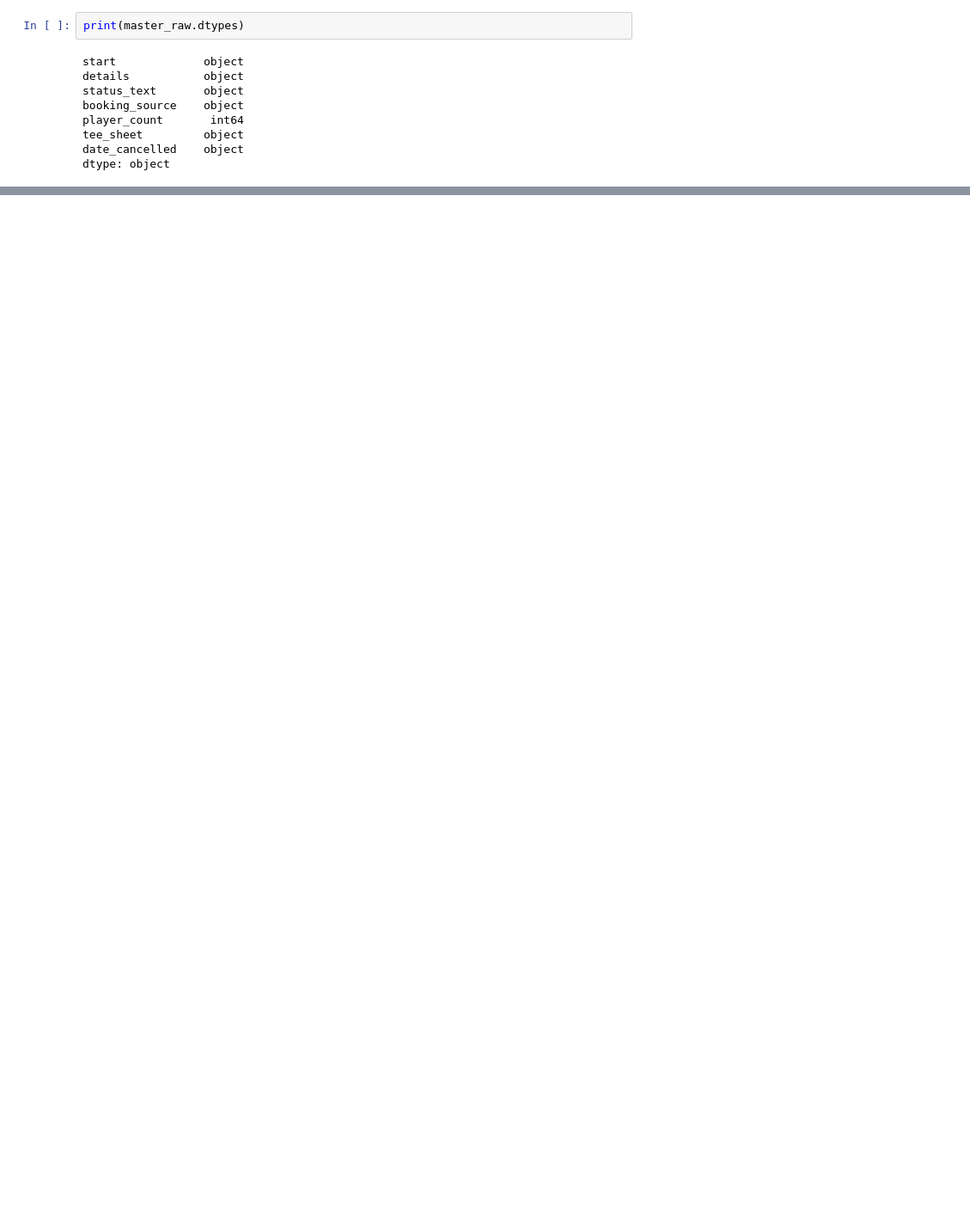
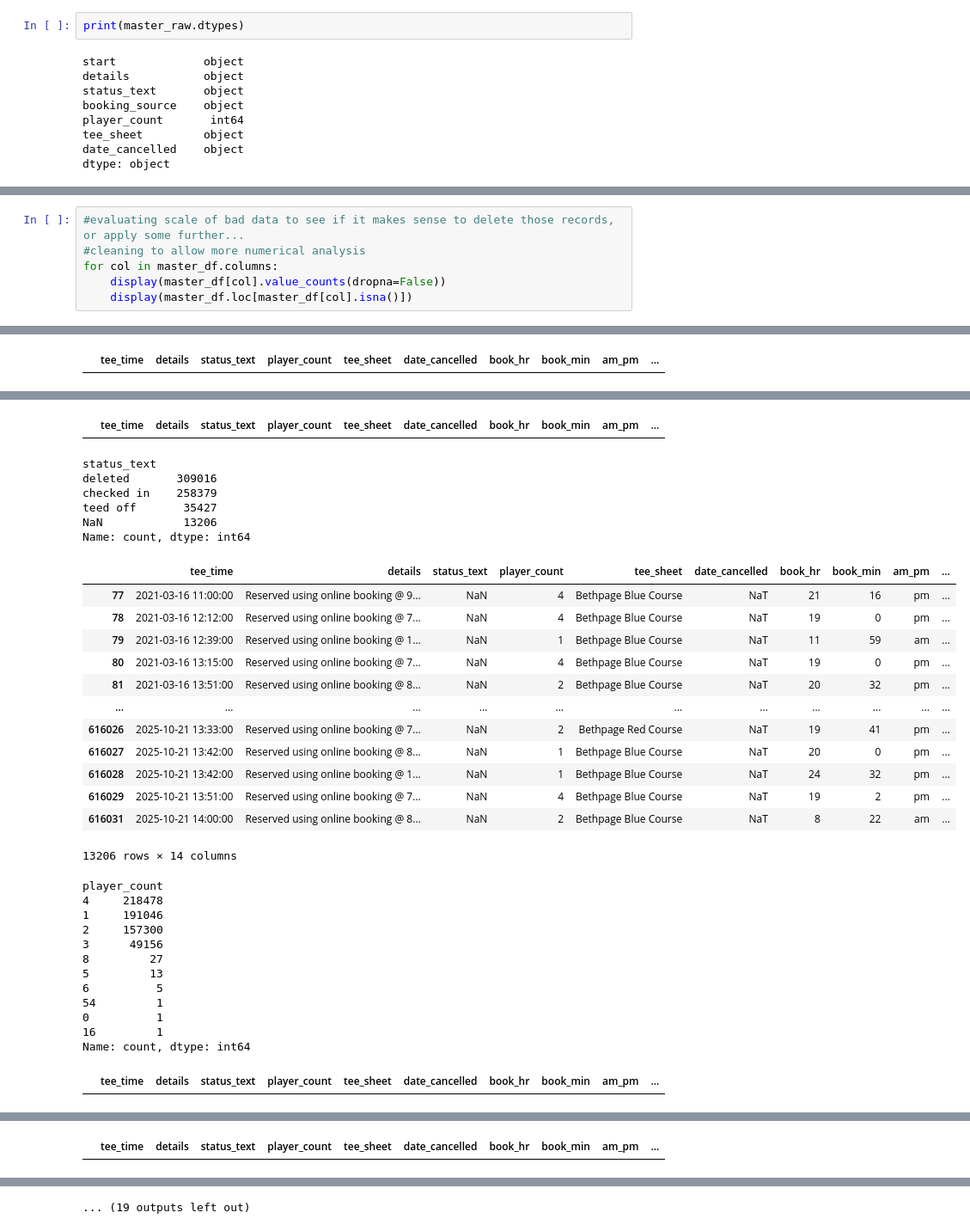
Before and after one commit to Dshaw630/bethpage-tee-time-analysis, a Jupyter notebook: notebooks/01_data_cleaning.ipynb, the cells around one changed output, grey strips where cells are left out. Shown: that part at 86% size. Saved outputs shown, nothing was run; the diff lists cells and outputs as text; blank space fills up the shorter version.

```diff
--- a/notebooks/01_data_cleaning.ipynb
+++ b/notebooks/01_data_cleaning.ipynb
@@ -110,0 +106,7 @@ display(master_df)
+# %%
+#evaluating scale of bad data to see if it makes sense to delete those records, or apply some further...
+#cleaning to allow more numerical analysis
+for col in master_df.columns:
+    display(master_df[col].value_counts(dropna=False))
+    display(master_df.loc[master_df[col].isna()])
+# %% [output]
@@ -110,0 +126 @@ display(master_df)
+|  | tee_time | details | status_text | player_count | tee_sheet | date_cancelled | book_hr | book_min | am_pm | ... |
@@ -110,0 +140,33 @@ display(master_df)
+|  | tee_time | details | status_text | player_count | tee_sheet | date_cancelled | book_hr | book_min | am_pm | ... |
+status_text
+deleted       309016
+checked in    258379
+teed off       35427
+NaN            13206
+Name: count, dtype: int64
+|  | tee_time | details | status_text | player_count | tee_sheet | date_cancelled | book_hr | book_min | am_pm | ... |
+| 77 | 2021-03-16 11:00:00 | Reserved using online booking @ 9... | NaN | 4 | Bethpage Blue Course | NaT | 21 | 16 | pm | ... |
+| 78 | 2021-03-16 12:12:00 | Reserved using online booking @ 7... | NaN | 4 | Bethpage Blue Course | NaT | 19 | 0 | pm | ... |
+| 79 | 2021-03-16 12:39:00 | Reserved using online booking @ 1... | NaN | 1 | Bethpage Blue Course | NaT | 11 | 59 | am | ... |
+| 80 | 2021-03-16 13:15:00 | Reserved using online booking @ 7... | NaN | 4 | Bethpage Blue Course | NaT | 19 | 0 | pm | ... |
+| 81 | 2021-03-16 13:51:00 | Reserved using online booking @ 8... | NaN | 2 | Bethpage Blue Course | NaT | 20 | 32 | pm | ... |
+| ... | ... | ... | ... | ... | ... | ... | ... | ... | ... | ... |
+| 616026 | 2025-10-21 13:33:00 | Reserved using online booking @ 7... | NaN | 2 | Bethpage Red Course | NaT | 19 | 41 | pm | ... |
+| 616027 | 2025-10-21 13:42:00 | Reserved using online booking @ 8... | NaN | 1 | Bethpage Blue Course | NaT | 20 | 0 | pm | ... |
+| 616028 | 2025-10-21 13:42:00 | Reserved using online booking @ 1... | NaN | 1 | Bethpage Blue Course | NaT | 24 | 32 | pm | ... |
+| 616029 | 2025-10-21 13:51:00 | Reserved using online booking @ 7... | NaN | 4 | Bethpage Blue Course | NaT | 19 | 2 | pm | ... |
+| 616031 | 2025-10-21 14:00:00 | Reserved using online booking @ 8... | NaN | 2 | Bethpage Blue Course | NaT | 8 | 22 | am | ... |
+13206 rows × 14 columns
+player_count
+4     218478
+1     191046
+2     157300
+3      49156
+8         27
+5         13
+6          5
+54         1
+0          1
+16         1
+Name: count, dtype: int64
+|  | tee_time | details | status_text | player_count | tee_sheet | date_cancelled | book_hr | book_min | am_pm | ... |
@@ -110,0 +184 @@ display(master_df)
+|  | tee_time | details | status_text | player_count | tee_sheet | date_cancelled | book_hr | book_min | am_pm | ... |
@@ -110,0 +198 @@ display(master_df)
+... (19 outputs left out)
```
Also changed, not shown: parts of 4 cells of this notebook, 1 other file.
